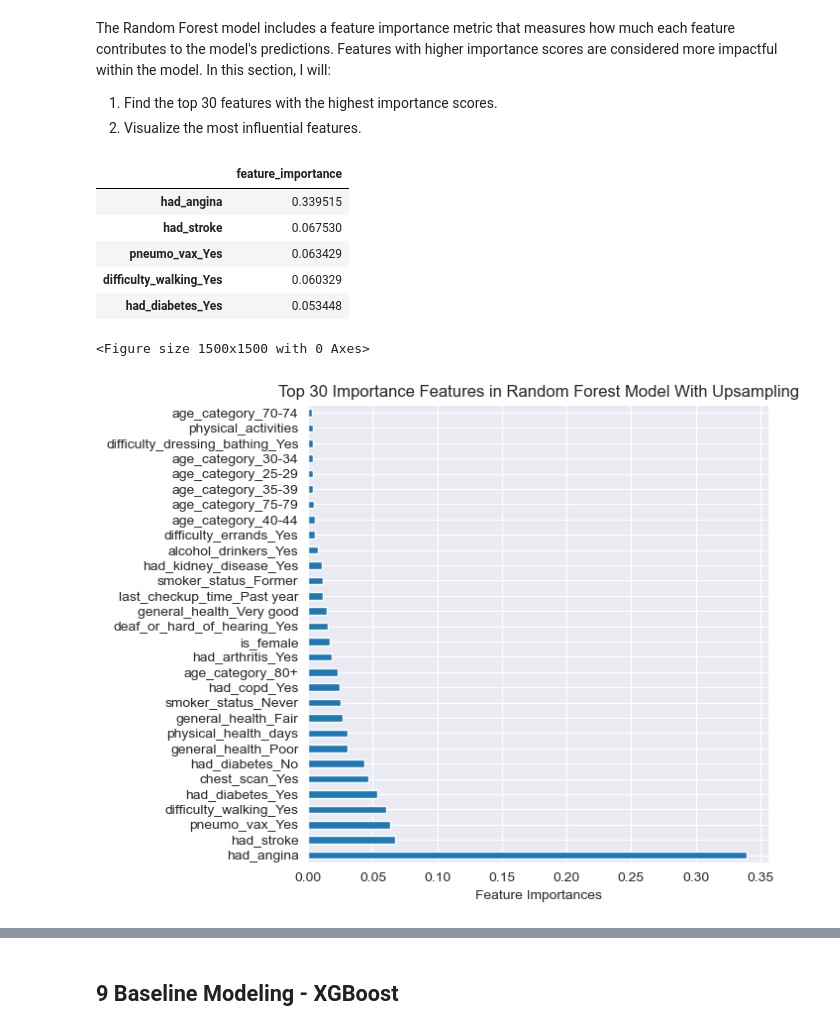
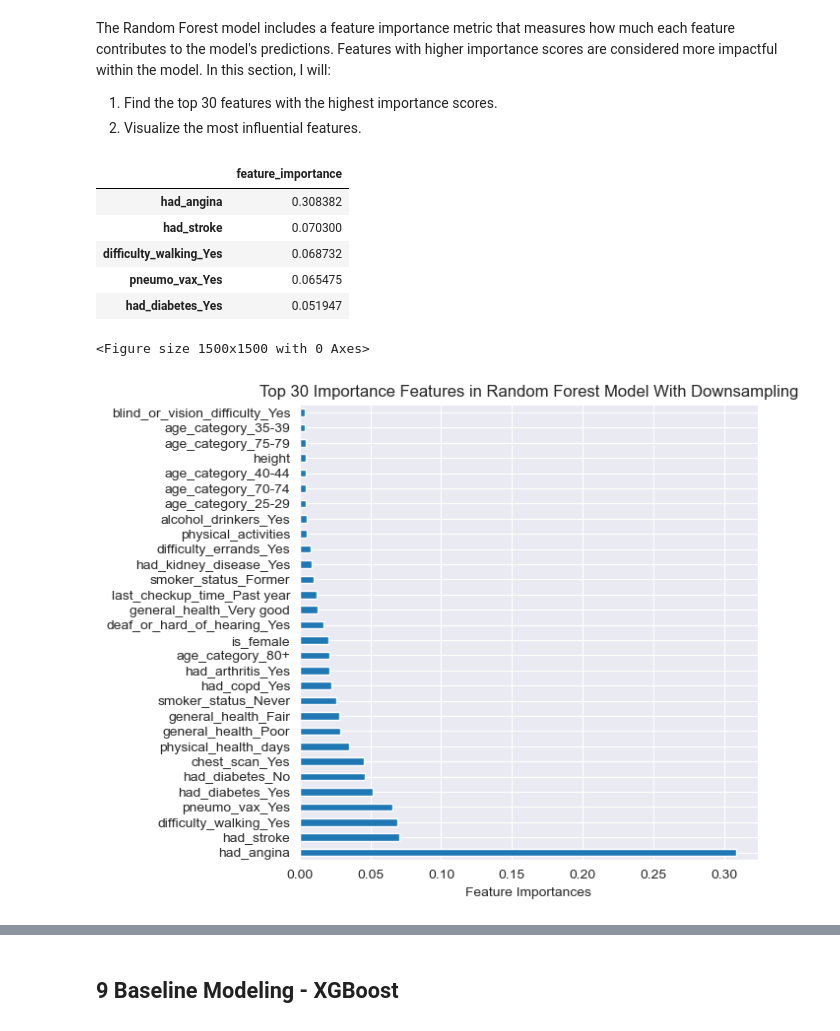
Before and after one commit to willwu29/heart-attack-prediction-model, a Jupyter notebook: notebooks/feature_engineering_baseline_modeling_book3.ipynb, the cells around one changed output, grey strips where cells are left out. Saved outputs shown, nothing was run; the diff lists cells and outputs as text; code cells hidden in the pictures.

```diff
--- a/notebooks/feature_engineering_baseline_modeling_book3.ipynb
+++ b/notebooks/feature_engineering_baseline_modeling_book3.ipynb
@@ -279,8 +287,8 @@ Fetch binary columns, and print unique values within each binary column.
 binary_cols = []
 
 # Iterate each column, find the one that are both binary and categorical
-for col in df.columns:
-    if (df[col].nunique() == 2) & (df[col].dtype == 'object'):
+for col in df_encoded.columns:
+    if (df_encoded[col].nunique() == 2) & (df_encoded[col].dtype == 'object'):
         print(f'Column Name: {col}')
         print(f'Unique Values: {df[col].unique()}')
         print('----' * 8)
@@ -598,26 +625,26 @@ Number of Class 0 samples after upsampling: 534226
 #
 # %%
 # Print the number of class 0 and class 1 sample before downsampling
-print(f'Number of Class 0 sample before upsampling {y_train[y_train==0].shape[0]}')
-print(f'Number of Class 1 sample before upsampling {y_train.sum()}')
+print(f'Number of Class 0 sample before downsampling {y_train[y_train==0].shape[0]}')
+print(f'Number of Class 1 sample before downsampling {y_train.sum()}')
 
 # Randomly remove negative class 0 observations
 X_remove_negative, y_remove_negative = resample(
-    X_train[y_train == 0],
+    X_train_scaled[y_train == 0],
     y_train[y_train == 0],
-    replace=True,
-    n_samples=X_train_encoded[y_train == 1].shape[0],
+    replace=False,
+    n_samples=X_train_scaled[y_train == 1].shape[0],
     random_state=1
 )
 
 # Combine downsample with original dataset
-X_train_downsampled = pd.DataFrame(
-    np.vstack((X_train[y_train==1], X_remove_negative)),
+X_train_scaled_downsampled = pd.DataFrame(
+    np.vstack((X_train_scaled[y_train==1], X_remove_negative)),
     columns=X_train.columns
     )
 y_train_downsampled = np.hstack((y_train[y_train == 1], y_remove_negative))
 
 # Print the number of class in after downsampling
-print(f'Number of Class 0 sample after upsampling {y_train_downsampled[y_train_downsampled==0].shape[0]}')
-print(f'Number of Class 1 sample before upsampling {y_train_downsampled.sum()}')
+print(f'Number of Class 0 sample after downsampling {y_train_downsampled[y_train_downsampled==0].shape[0]}')
+print(f'Number of Class 1 sample before downsampling {y_train_downsampled.sum()}')
 # %% [output]
@@ -692,10 +692,0 @@ Standard scaling on downsampling dataset
-# %%
-# Instantiate StandardScaler
-scaler_downsampled = StandardScaler()
-
-# Fit the scaler
-scaler_downsampled.fit(X_train_downsampled)
-
-# Transform X_train X_val X_test
-X_train_scaled_downsampled = scaler_downsampled.transform(X_train_downsampled)
-X_test_scaled_downsampled = scaler_downsampled.transform(X_test)
@@ -2297,12 +2423,12 @@ The Random Forest model includes a feature importance metric that measures how m
 1. Find the top 30 features with the highest importance scores.
 2. Visualize the most influential features.
 # %%
-# Retrieve the feature importances from Random Forest with upsampling model
-rf_importances = rf_upsampled.feature_importances_
+# Retrieve the feature importances from Random Forest with downsampling model
+rf_importances = rf_downsampled.feature_importances_
 
 # Create a DataFrame of each feature and its importance in Random Forest Model
 rf_feature_importance_df = pd.DataFrame(rf_importances.reshape(-1, 1),
-                                     index= X_train_upsampled.columns,
+                                     index= X_train.columns,
                                      columns=['feature_importance'])
 
 # Sort the feature importance DataFramce and show top five rows
@@ -2311,22 +2437,22 @@ rf_feature_importance_df = rf_feature_importance_df.sort_values(by='feature_impo
 rf_feature_importance_df.head()
 # %% [output]
 |  | feature_importance |
-| had_angina | 0.339515 |
-| had_stroke | 0.067530 |
-| pneumo_vax_Yes | 0.063429 |
-| difficulty_walking_Yes | 0.060329 |
-| had_diabetes_Yes | 0.053448 |
+| had_angina | 0.308382 |
+| had_stroke | 0.070300 |
+| difficulty_walking_Yes | 0.068732 |
+| pneumo_vax_Yes | 0.065475 |
+| had_diabetes_Yes | 0.051947 |
 # %%
 # Visualize the top 40 important features
 plt.figure(figsize=(15, 15))
 rf_feature_importance_df.head(30).plot(kind='barh', legend=False)
-plt.title('Top 30 Importance Features in Random Forest Model With Upsampling')
+plt.title('Top 30 Importance Features in Random Forest Model With Downsampling')
 plt.xlabel('Feature Importances')
 
 plt.show()
 # %% [output]
 <Figure size 1500x1500 with 0 Axes>
-[figure, old version]
+[figure, new version]
 # %%
 # Create a list of important features from Random Forest
 rf_important_features = rf_feature_importance_df.head(30).index.tolist()
```
Also changed, not shown: parts of 123 cells of this notebook, 1 other file.
